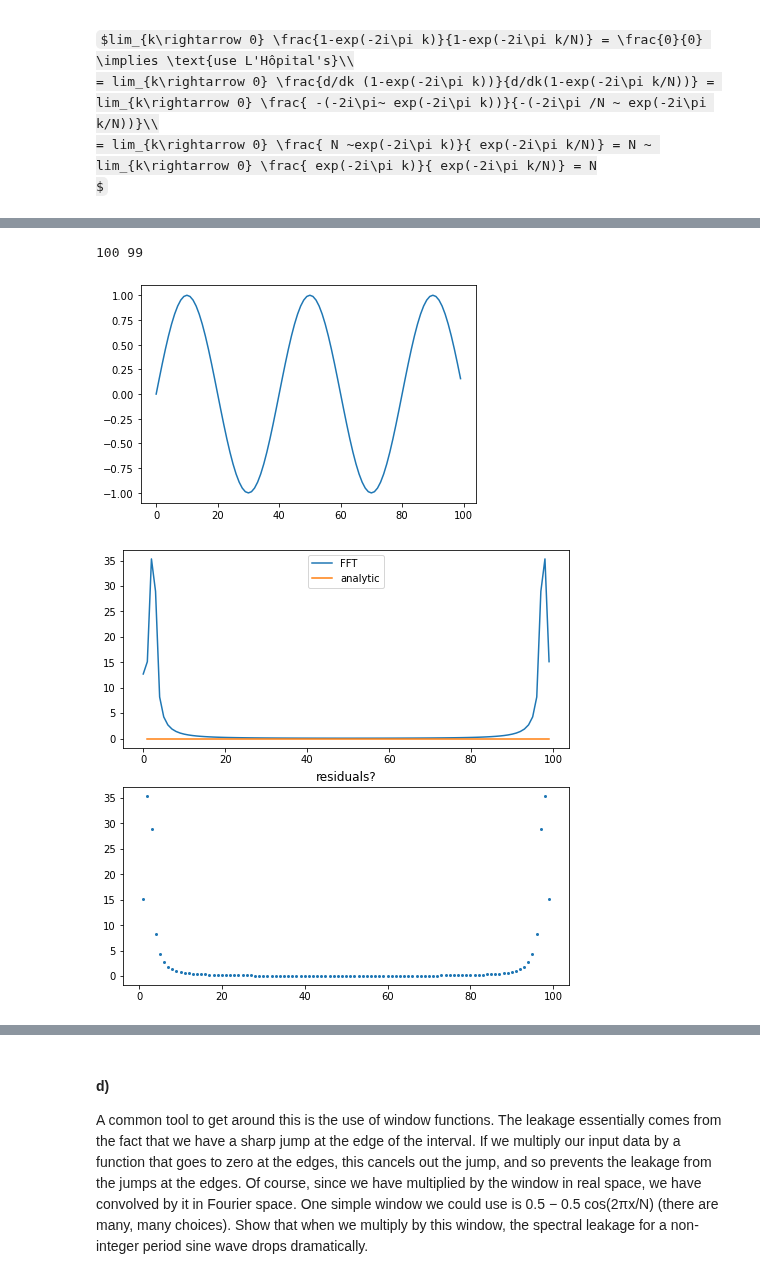
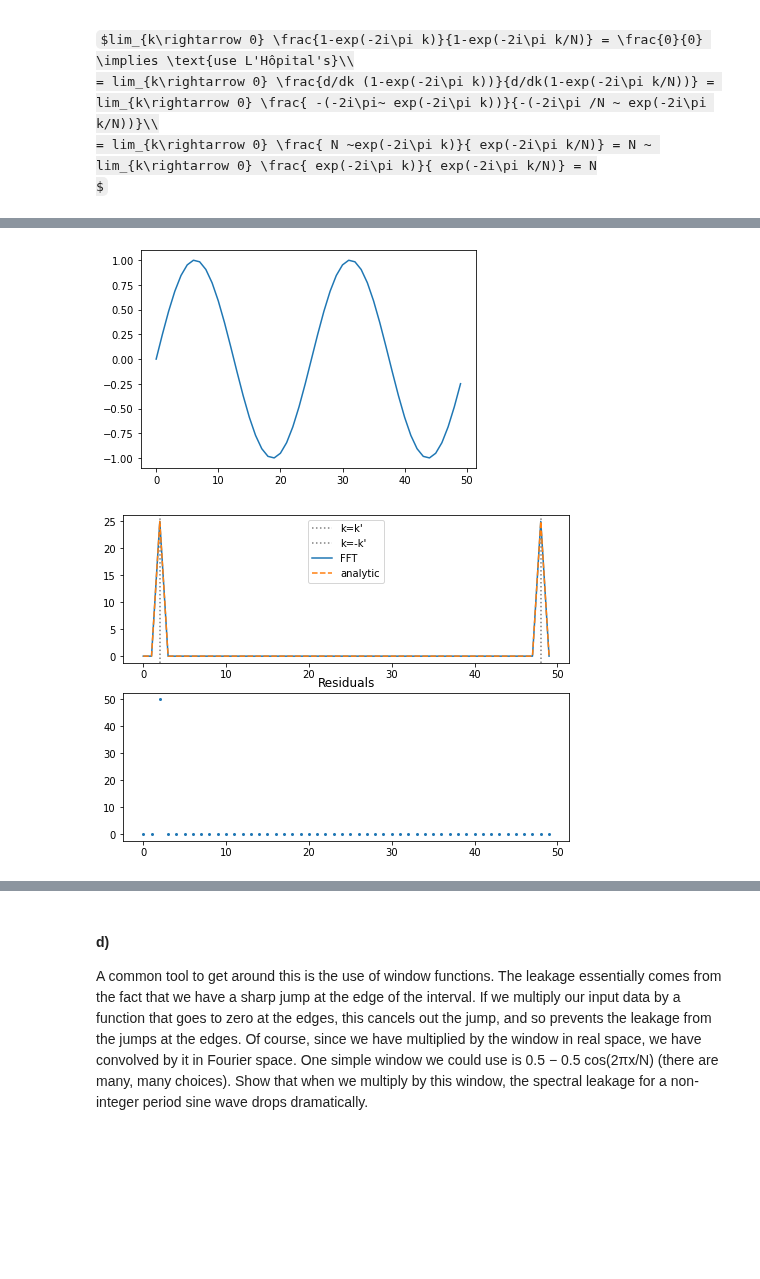
Before and after one commit to eklem1/Phys512_EK, a Jupyter notebook: PS4/PS4.ipynb, the cells around one changed output, grey strips where cells are left out. Cells and saved outputs as stored; diff of their text form; code cells hidden in the pictures; some formulas as TeX source; blank space fills up the shorter version.

```diff
--- a/PS4/PS4.ipynb
+++ b/PS4/PS4.ipynb
@@ -184,56 +211,40 @@ We can use this to analytically write down the DFT of a non-integer sine wave. P
+# %%
+def analyticSinFT(k, x, N):
+    kVals=np.arange(N)
+
+    summed = []
+    for k_i in kVals:
+        summed.append( 1/(2j) * (-np.sum(np.exp(-2j*np.pi*( k - k_i ) *x/N) + np.exp(-2j*np.pi*( k + k_i )*x/N) ) ) )
+
+    return  np.array(summed), kVals
 # %%
-# def analyticSinFT(sinA, ak, N):
-# #     N = len(sinA)
-# #     N=x.size
-#     kVals=np.arange(N)
-#     coeff = np.array([limit(N, k) for k in kVals])
-# #     print(sum(sinA))
-#     summed = []
-#     for i, x_i in enumerate(x):
-#         summed.append(coeff[i] * sum(np.sin(kVals[i]*x)) )
-#     return np.array(summed), kVals
+#first with k integer -> should get nice results
 
-def analyticSinFT(sinA, x, N):
-    kVals=np.arange(N)
-#     print(kVals[-1])
-    coeff = np.array([limit(N, k) for k in kVals])
-#     print(coeff)
-    summed = []
-    for i, x_i in enumerate(x):
-#         print(i, x_i)
-        summed.append(coeff[i] * sinA[i])
-    return np.array(summed), kVals
-
-N = 100
-# x = np.linspace(0, 1, N)
+N = 50.0
 x = np.arange(N)
-k = 2.5
+k = 2.0
 sinArr = np.sin(2*np.pi*k*x/N)
-# sinArr = np.sin(k*x)
-
-
-print(len(x), max(x))
 
 sinArrDFT = np.fft.fft(sinArr)
-sinArrAn, k = analyticSinFT(sinArr, x, len(x))
-# print(sinArrAn)
+sinArrAn, k_arr = analyticSinFT(k, x, N)
 
 plt.plot(x, sinArr)
 plt.show()
 
-fig, ax = plt.subplots(2, 1, figsize=(8,8))
+#looks like a proper delta function
+fig, ax = plt.subplots(2, 1, figsize=(8,6))
 
-# plt.axvline(k)
-# plt.axvline(1, ls=":", color="grey")
-ax[0].plot(k, abs(sinArrDFT), label="FFT")
-ax[0].plot(k, abs(sinArrAn), label="analytic")
+ax[0].axvline(k, ls=":", color="grey", label="k=k'")
+ax[0].axvline(-k+N, ls=":", color="grey", label="k=-k'")
+
+ax[0].plot(k_arr, abs(sinArrDFT), label="FFT")
+ax[0].plot(k_arr, abs(sinArrAn), ls="--", label="analytic")
 ax[0].legend()
 
-#not good
-ax[1].set_title("residuals?")
-ax[1].plot(k, abs(sinArrDFT - sinArrAn), ls="", marker=".", markersize=4)
+#pretty small
+ax[1].set_title("Residuals")
+ax[1].plot(k_arr, abs(sinArrDFT - sinArrAn), ls="", marker=".", markersize=4)
 fig.show()
 # %% [output]
-100 99
-[figure, old version]
+[figure, new version]
-[figure, old version]
+[figure, new version]
```
Also changed, not shown: parts of 22 cells of this notebook.
